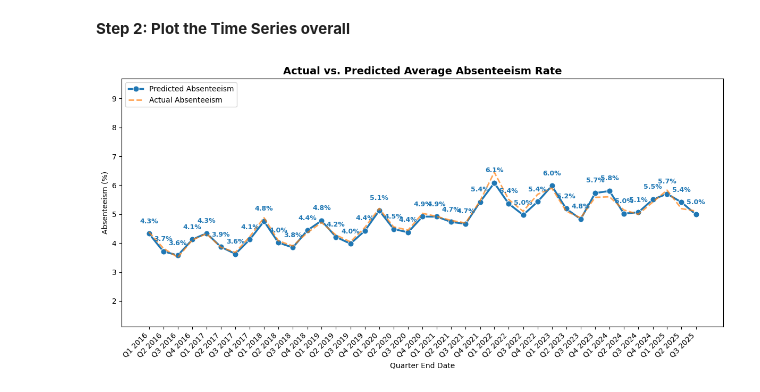
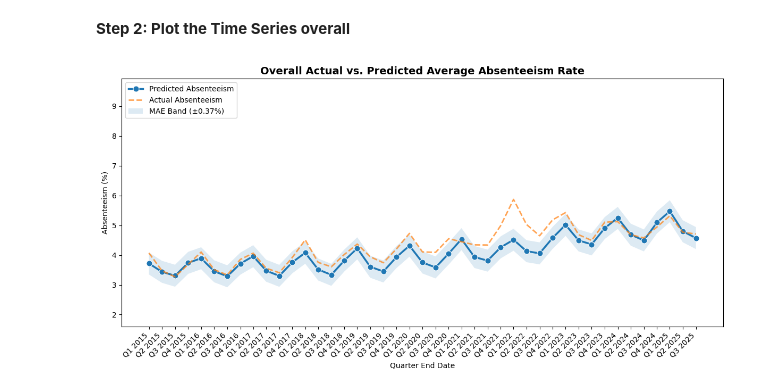
Before and after one commit to ysuurme/eaisi-uwv, a Jupyter notebook: code/baseline_model.ipynb, the cells around one changed output. Saved outputs shown, nothing was run; the diff lists cells and outputs as text; code cells hidden in the pictures.

Commit message:
Baselinemodel_v2.0

```diff
--- a/code/baseline_model.ipynb
+++ b/code/baseline_model.ipynb
@@ -98,8 +103,5 @@ We derive the quarter (1–4) from the start month of each period. Month 1 = Q1,
 # %%
-df_with_quarter = df_modified.with_columns(
-    pl.col("Period_startdate").dt.year().alias("Year"),
-    pl.col("Period_startdate").dt.quarter().alias("Quarter")
-)
-df_with_quarter.head()
+df_sorted = df_modified.sort(["sbi_code", "quarter", "year"])
+df_sorted.head()
 # %% [output]
 shape: (5, 7)
@@ -116,3 +114,0 @@ Polars window functions respect row order, so we must sort by SBI_code, Quarter,
-# %%
-df_sorted = df_with_quarter.sort(["SBI_code", "Quarter", "Year"])
-df_sorted.head()
@@ -174,9 +203,11 @@ Polars dataframes need to be converted to Pandas for Seaborn to work with them.
 # %%
 # Convert to Pandas and sort chronologically for correct line drawing
 df_plot = (
-    df_predicted
-    .select(["Timeperiod_text","Period_enddate", "SBI_code", "Predicted_Absenteeism_perc", "Absenteeism_perc"])
+    df_baseline
+    .select(["timeperiod_text","period_enddate", "sbi_code","sbi_title", "baseline_prediction", "absenteeism_perc"])
     .drop_nulls()  # Remove the first year per group, which has no prediction due to the shift
-    .sort("Period_enddate")
     .to_pandas()
+    .sort_values(["sbi_code", "period_enddate"])
+    .reset_index(drop=True)
 )
+df_plot.head(10)
@@ -189,8 +232,8 @@ fig, ax = plt.subplots(figsize=(12, 6))
 # 2. Plot Predicted Absenteeism (Primary Line with Markers)
 sns.lineplot(
     data=df_plot,
-    x="Period_enddate",
-    y="Predicted_Absenteeism_perc",
+    x="period_enddate",
+    y="baseline_prediction",
     label="Predicted Absenteeism",
     marker="o",
     errorbar=None,
@@ -203,51 +246,66 @@ sns.lineplot(
 # 3. Plot Actual Absenteeism (Reference Line - No Markers)
 sns.lineplot(
     data=df_plot,
-    x="Period_enddate",
-    y="Absenteeism_perc",
+    x="period_enddate",
+    y="absenteeism_perc",
     label="Actual Absenteeism",
     marker=None,        # Explicitly remove markers
     errorbar=None,
     ax=ax,
     color="tab:orange",
     linewidth=2,
     linestyle="--",     # Dashed line helps distinguish it as a reference
     alpha=0.7           # Slightly faded to keep focus on predictions
 )
 
-# 4. Calculate means and annotate markers ONLY for the Predicted line
-df_means = df_plot.groupby("Period_enddate")["Predicted_Absenteeism_perc"].mean().reset_index()
+# # 4. Calculate means and annotate markers ONLY for the Predicted line
+# df_means = df_plot.groupby("period_enddate")["baseline_prediction"].mean().reset_index()
 
-for _, row in df_means.iterrows():
-    ax.annotate(
-        text=f"{row['Predicted_Absenteeism_perc']:.1f}%",
-        xy=(row["Period_enddate"], row["Predicted_Absenteeism_perc"]),
-        xytext=(0, 12),
-        textcoords="offset points",
-        ha="center",
-        va="bottom",
-        fontsize=9,
-        fontweight="bold",
-        color="tab:blue"
-    )
+# for _, row in df_means.iterrows():
+#     ax.annotate(
+#         text=f"{row['baseline_prediction']:.1f}%",
+#         xy=(row["period_enddate"], row["baseline_prediction"]),
+#         xytext=(0, 12),
+#         textcoords="offset points",
+#         ha="center",
+#         va="bottom",
+#         fontsize=9,
+#         fontweight="bold",
+#         color="tab:blue"
+#     )
 
+#5. Adding MAE Bandwith
+# Get the unique x-axis values and the average predictions for the band
+# We sort by date to ensure the 'fill' connects correctly
+df_band = df_plot.groupby("period_enddate")["baseline_prediction"].mean().reset_index()
+
+# Create the shaded area
+ax.fill_between(
+    df_band["period_enddate"],
+    df_band["baseline_prediction"] - global_mae,
+    df_band["baseline_prediction"] + global_mae,
+    color="tab:blue",
+    alpha=0.15,          # Light transparency
+    label=f"MAE Band (±{global_mae:.2f}%)",
+    edgecolor="none"     # Removes the hard line around the band
+)
 # 5. Final Formatting
-ax.set_title("Actual vs. Predicted Average Absenteeism Rate", fontsize=14, fontweight="bold")
+ax.set_title("Overall Actual vs. Predicted Average Absenteeism Rate", fontsize=14, fontweight="bold")
 ax.set_xlabel("Quarter End Date")
 ax.set_ylabel("Absenteeism (%)")
 
 # Ensure x-axis ticks match the data points
-unique_dates = sorted(df_plot["Period_enddate"].unique())
+unique_dates = sorted(df_plot["period_enddate"].unique())
 tick_labels = [f"Q{((d.month - 1) // 3) + 1} {d.year}" for d in unique_dates]
 
 ax.set_xticks(unique_dates)
 ax.set_xticklabels(tick_labels, rotation=45, ha="right")
 
 # Adjust limits for headroom
-ax.set_ylim(df_plot["Absenteeism_perc"].min() * 0.8, df_plot["Predicted_Absenteeism_perc"].max() * 1.2)
+ax.set_ylim(df_plot["absenteeism_perc"].min() * 0.8, df_plot["baseline_prediction"].max() * 1.2)
 
 ax.legend(loc="upper left", frameon=True)
 plt.tight_layout()
 plt.show()
 # %% [output]
-[figure, old version]
+[figure, new version]
```
Also changed, not shown: parts of 21 cells of this notebook, 1 other file.
